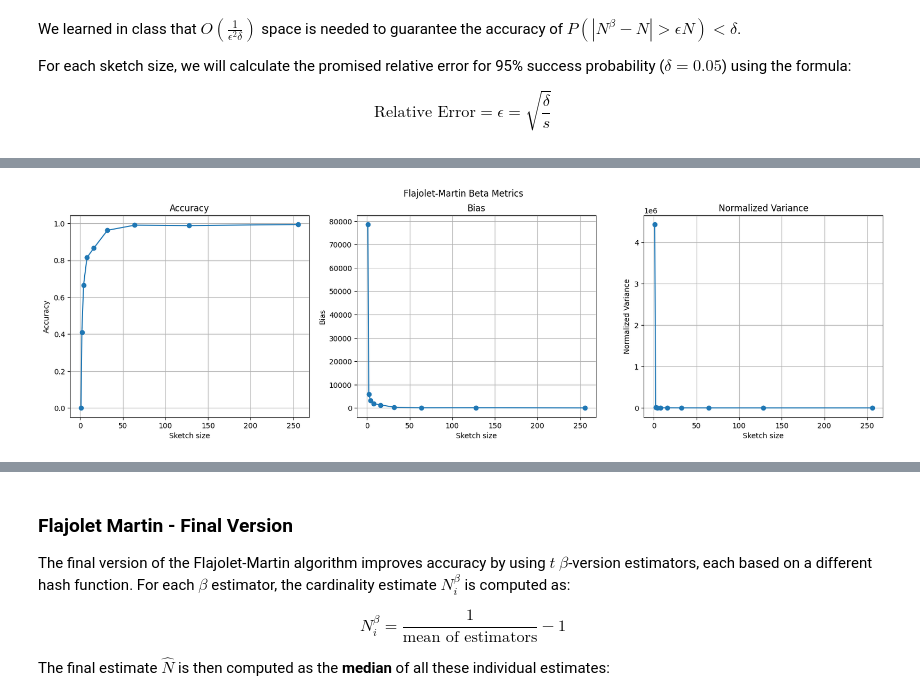
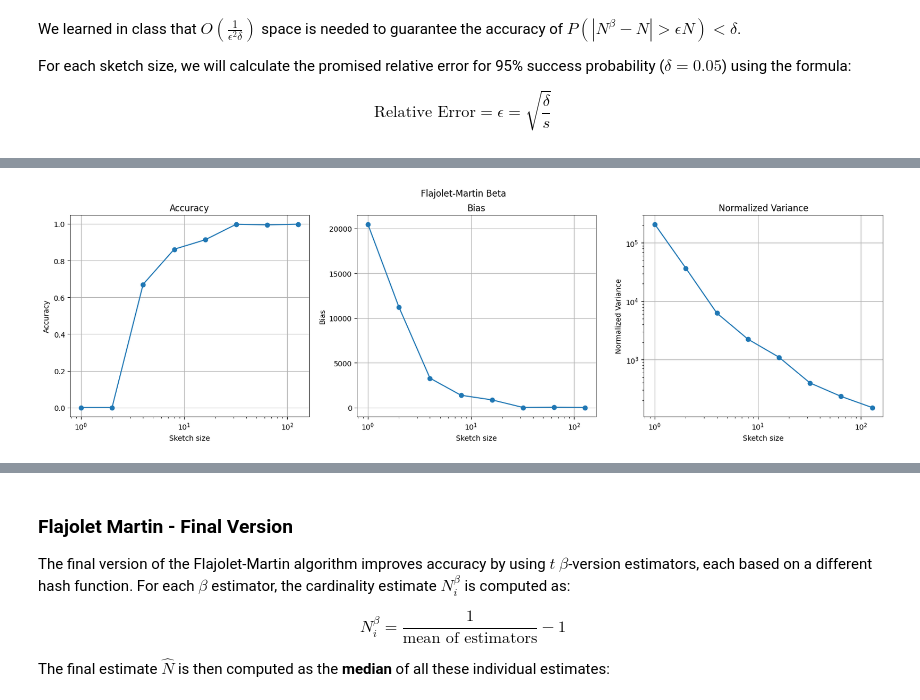
Before and after one commit to Gal-Noy/MSC-Data-Streaming-Algorithms, a Jupyter notebook: FM_CountMin/FM_CountMin.ipynb, the cells around one changed output, grey strips where cells are left out. Drawn from its saved outputs; the diff is of its cells as text; code cells hidden in the pictures.

Commit message:
finish heatmaps

```diff
--- a/FM_CountMin/FM_CountMin.ipynb
+++ b/FM_CountMin/FM_CountMin.ipynb
@@ -54,13 +54,13 @@ P = NUM_UNIQUE**2 + 7
 
 def hash_stream(stream: np.ndarray, a: int, b: int, m: int = P, normalize: bool = True, p: int = P) -> np.ndarray:
     """
-    Hash the stream using the hash function (a * stream + b)^3 % p % m.
+    Hash the stream using the hash function (a * stream^2 + b) % p % m
     :param stream: The stream to hash
     :param a: The first coefficient of the hash function
     :param b: The second coefficient of the hash function
-    :param p: The prime number for the hash function
     :param m: The range of the hash function
     :param normalize: Whether to normalize the hash values to [0, 1) or not
+    :param p: The prime number for the hash function
     :return: The hashed stream
     """
     return (((a * stream**2 + b) % p) % m) / (m if normalize else 1)
@@ -140,7 +140,7 @@ def flajolet_martin_beta(stream: np.ndarray, s: int, seed: int = SEED) -> float:
     :param seed: seed for the random number generator
     :return: estimated number of distinct elements
     """
-    hash_funcs = np.random.default_rng(seed).integers(0, P, size=(s, 2))
+    hash_funcs = np.random.default_rng(seed).integers(1, P, size=(s, 2))
     estimates = np.array([hash_stream(stream, a, b) for a, b in hash_funcs])
     Z = np.min(estimates, axis=1)
     return 1 / np.mean(Z) - 1
@@ -152,3 +152,13 @@ For each sketch size, we will calculate the promised relative error for 95% succ
 $$
 \text{Relative Error} = \epsilon = \sqrt{\frac{\delta}{s}}
 $$
+# %%
+delta = 0.05  # Calculate the guaranteed relative error with 95% confidence
+
+fm_beta_results = {}
+
+S = [2**i for i in range(8)]
+for s in S:
+    epsilon = np.sqrt(1 / (delta * s))
+    print(f"Sketch size: {s}, Relative error: {epsilon:.2f}")
+    fm_beta_results[s] = [flajolet_martin_beta(stream, s, i**3) for i in range(NUM_RUNS)]
@@ -155,16 +174,4 @@ $$
 # %%
-import matplotlib.pyplot as plt
-
-S = [1, 2, 4, 8, 16, 32, 64, 128, 256]
-
-# Calculate the guaranteed relative error with 95% confidence
-delta = 0.05
-for s in S:
-    epsilon = np.sqrt(1 / (delta * s))
-    print(f"Sketch size: {s}, Relative error: {epsilon:.2f}")
-
-results = {s: [flajolet_martin_beta(stream, s, i) for i in range(NUM_RUNS)] for s in S}
-
 def calculate_fm_metrics(results: dict) -> dict:
     """
     Calculate the metrics for the Flajolet-Martin Beta algorithm.
@@ -184,46 +191,37 @@ def calculate_fm_metrics(results: dict) -> dict:
         }
     return metrics
 
-def plot_metrics(metrics: dict, title: str, logx: bool = False):
-    """
-    Plot the metrics for the Flajolet-Martin Beta algorithm.
-    :param metrics: Dictionary with the metrics
-    :param title: Title of the plot
-    """
-    sketch_sizes = sorted(list(metrics.keys()))
+metrics = calculate_fm_metrics(fm_beta_results)
 
-    plt.figure(figsize=(20, 5))
-    plt.suptitle(title)
+sketch_sizes = sorted(list(metrics.keys()))
 
-    plt.subplot(1, 3, 1)
-    plt.plot(sketch_sizes, [metrics[s]["accuracy"] for s in sketch_sizes], marker='o')
-    plt.title("Accuracy")
-    plt.xlabel("Sketch size")
-    if logx:
-        plt.xscale("log")
-    plt.ylabel("Accuracy")
-    plt.grid(True)
+plt.figure(figsize=(20, 5))
+plt.suptitle("Flajolet-Martin Beta")
 
-    plt.subplot(1, 3, 2)
-    plt.plot(sketch_sizes, [metrics[s]["bias"] for s in sketch_sizes], marker='o')
-    plt.title("Bias")
-    plt.xlabel("Sketch size")
-    if logx:
-        plt.xscale("log")
-    plt.ylabel("Bias")
-    plt.grid(True)
+plt.subplot(1, 3, 1)
+plt.plot(S, [metrics[s]["accuracy"] for s in S], marker='o')
+plt.title("Accuracy")
+plt.xlabel("Sketch size")
+plt.xscale("log")
+plt.ylabel("Accuracy")
+plt.grid(True)
 
-    plt.subplot(1, 3, 3)
-    plt.plot(sketch_sizes, [metrics[s]["normalized_variance"] for s in sketch_sizes], marker='o')
-    plt.title("Normalized Variance")
-    plt.xlabel("Sketch size")
-    if logx:
-        plt.xscale("log")
-    plt.ylabel("Normalized Variance")
-    plt.grid(True)
+plt.subplot(1, 3, 2)
+plt.plot(S, [metrics[s]["bias"] for s in S], marker='o')
+plt.title("Bias")
+plt.xlabel("Sketch size")
+plt.xscale("log")
+plt.ylabel("Bias")
+plt.grid(True)
 
-    plt.show()
+plt.subplot(1, 3, 3)
+plt.plot(S, [metrics[s]["normalized_variance"] for s in S], marker='o')
+plt.title("Normalized Variance")
+plt.xlabel("Sketch size")
+plt.xscale("log")
+plt.ylabel("Normalized Variance")
+plt.yscale("log")
+plt.grid(True)
 
-metrics = calculate_fm_metrics(results)
-plot_metrics(metrics, "Flajolet-Martin Beta Metrics")
+plt.show()
 # %% [output]
@@ -239,2 +228,2 @@ Sketch size: 256, Relative error: 0.28
-[figure, old version]
+[figure, new version]
 # %% [markdown]
```
Also changed, not shown: parts of 14 cells of this notebook.
